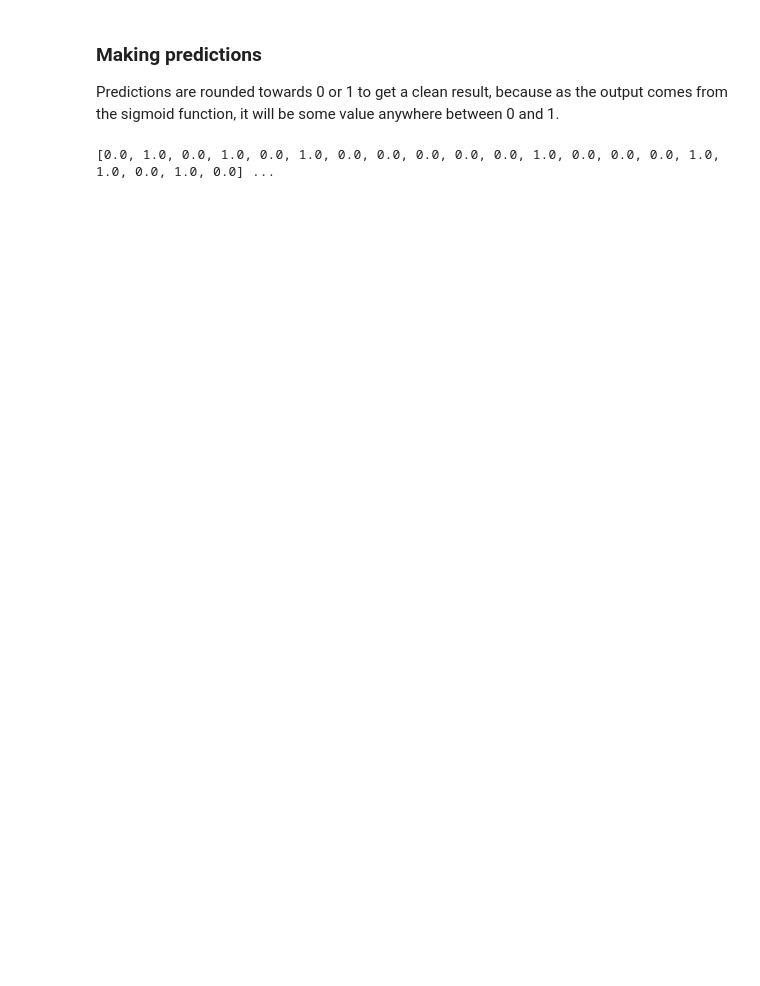
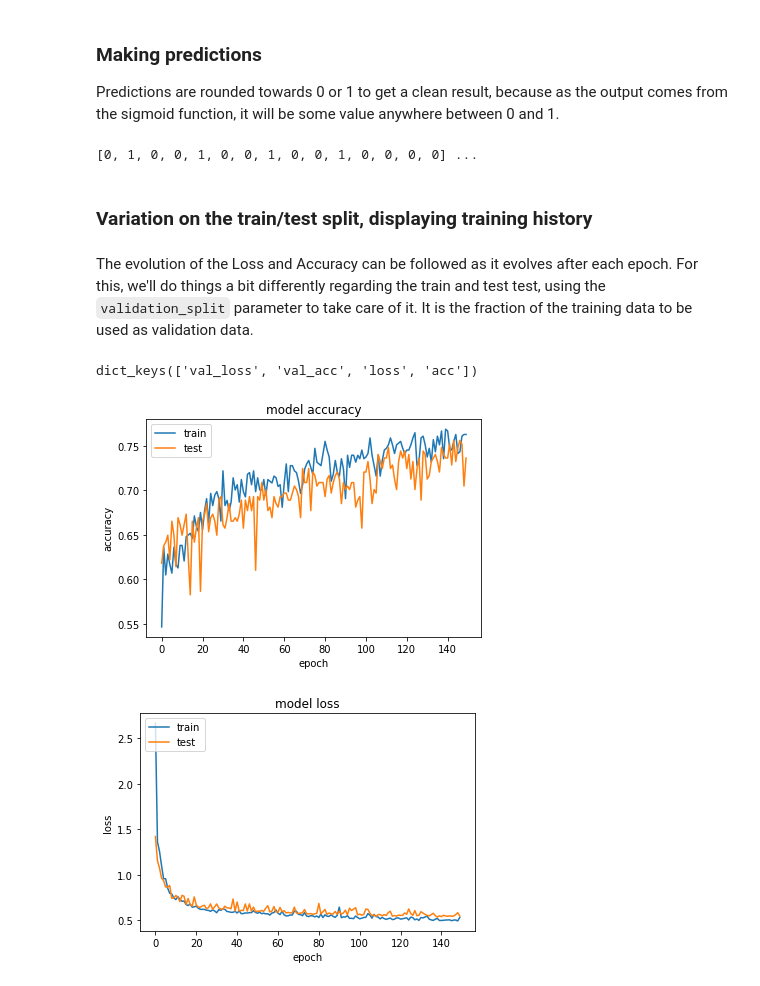
Before and after one commit to jbraure/simple_Keras_NN_advanced, a Jupyter notebook: simple_Keras_NN_advanced.ipynb, the cells around one changed output. Drawn from its saved outputs; the diff is of its cells as text; code cells hidden in the pictures; blank space fills up the shorter version.

Commit message:
adds the training-plot part

```diff
--- a/simple_Keras_NN_advanced.ipynb
+++ b/simple_Keras_NN_advanced.ipynb
@@ -80,13 +104,13 @@ Y_test = dataset[train_set_size+1:,8]
 # %%
 def MyModel(input_shape):
     X_input = Input(input_shape)
-    X = Dense(12, activation='relu', name='Layer1')(X_input)
-    X = Dense(8, activation='relu', name='Layer2')(X)
-    X = Dense(1, activation='sigmoid', name='Layer3')(X)
-    return Model(inputs=X_input, outputs=X, name='my model')
+    x = Dense(12, activation='relu', name='Layer1')(X_input)
+    x = Dense(8, activation='relu', name='Layer2')(x)
+    x = Dense(1, activation='sigmoid', name='Layer3')(x)
+    # The output is 'x' not 'Y' because x is the updated variable, modified after each layer.
+    return Model(inputs=X_input, outputs=x, name='my model')
 
 input_shape = (X_train.shape[1],)
 model = MyModel(input_shape)
-
 model.compile(loss='binary_crossentropy', optimizer='adam', metrics=['accuracy'])
 # %% [markdown]
@@ -134,8 +143,40 @@ Predictions are rounded towards 0 or 1 to get a clean result, because as the out
 # calculate predictions
 predictions = model.predict(X_test)
 # round predictions
-rounded = [round(x[0]) for x in predictions]
-# show the 20 first predictions
-print(rounded[:20], '...')
+rounded = [int(round(x[0])) for x in predictions]
+# show the 15 first predictions
+print(rounded[:15], '...')
 # %% [output]
-[0.0, 1.0, 0.0, 1.0, 0.0, 1.0, 0.0, 0.0, 0.0, 0.0, 0.0, 1.0, 0.0, 0.0, 0.0, 1.0, 1.0, 0.0, 1.0, 0.0] ...
+[0, 1, 0, 0, 1, 0, 0, 1, 0, 0, 1, 0, 0, 0, 0] ...
+# %% [markdown]
+### Variation on the train/test split, displaying training history
+# %% [markdown]
+The evolution of the Loss and Accuracy can be followed as it evolves after each epoch. For this, we'll do things a bit differently regarding the train and test test, using the `validation_split` parameter to take care of it. It is the fraction of the training data to be used as validation data.
+# %%
+input_shape = (X.shape[1],)
+model2 = MyModel(input_shape)
+model2.compile(loss='binary_crossentropy', optimizer='adam', metrics=['accuracy'])
+# %%
+history = model2.fit(X, Y, validation_split=0.33, epochs=150, batch_size=10, verbose=0)
+# list all data in history
+print(history.history.keys())
+# summarize history for accuracy
+plt.plot(history.history['acc'])
+plt.plot(history.history['val_acc'])
+plt.title('model accuracy')
+plt.ylabel('accuracy')
+plt.xlabel('epoch')
+plt.legend(['train', 'test'], loc='upper left')
+plt.show()
+# summarize history for loss
+plt.plot(history.history['loss'])
+plt.plot(history.history['val_loss'])
+plt.title('model loss')
+plt.ylabel('loss')
+plt.xlabel('epoch')
+plt.legend(['train', 'test'], loc='upper left')
+plt.show()
+# %% [output]
+dict_keys(['val_loss', 'val_acc', 'loss', 'acc'])
+[figure, added]
+[figure, added]
```
Also changed, not shown: parts of 8 cells of this notebook.
